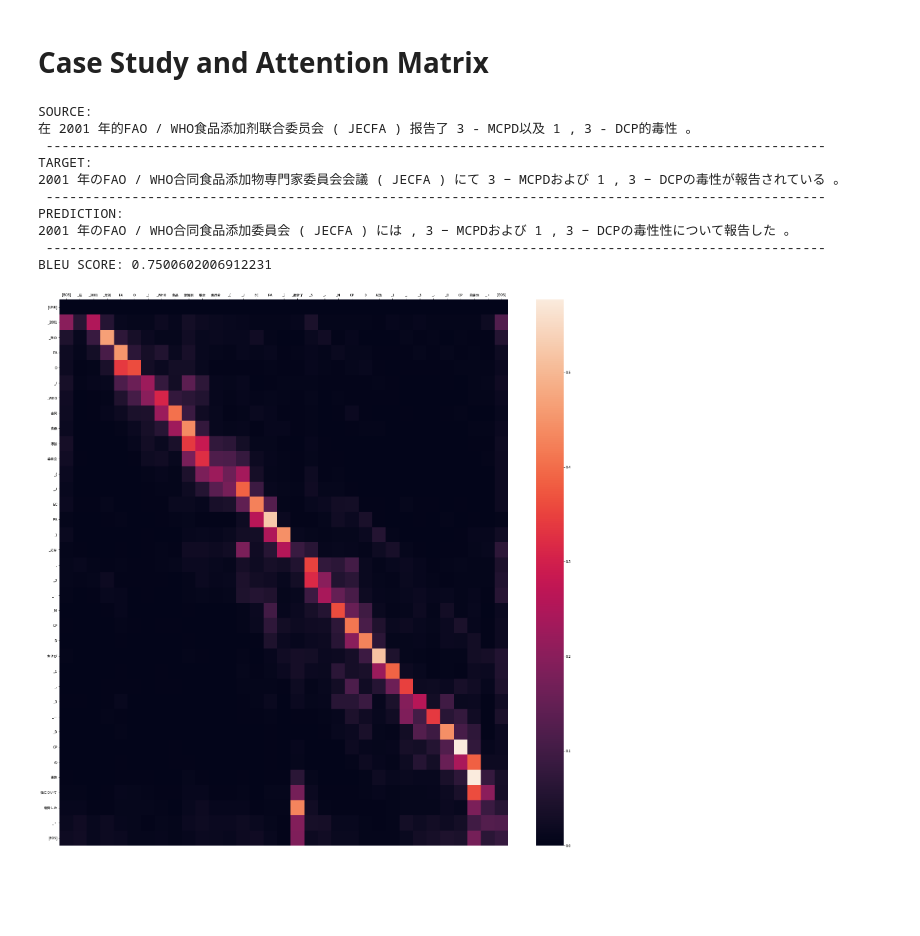
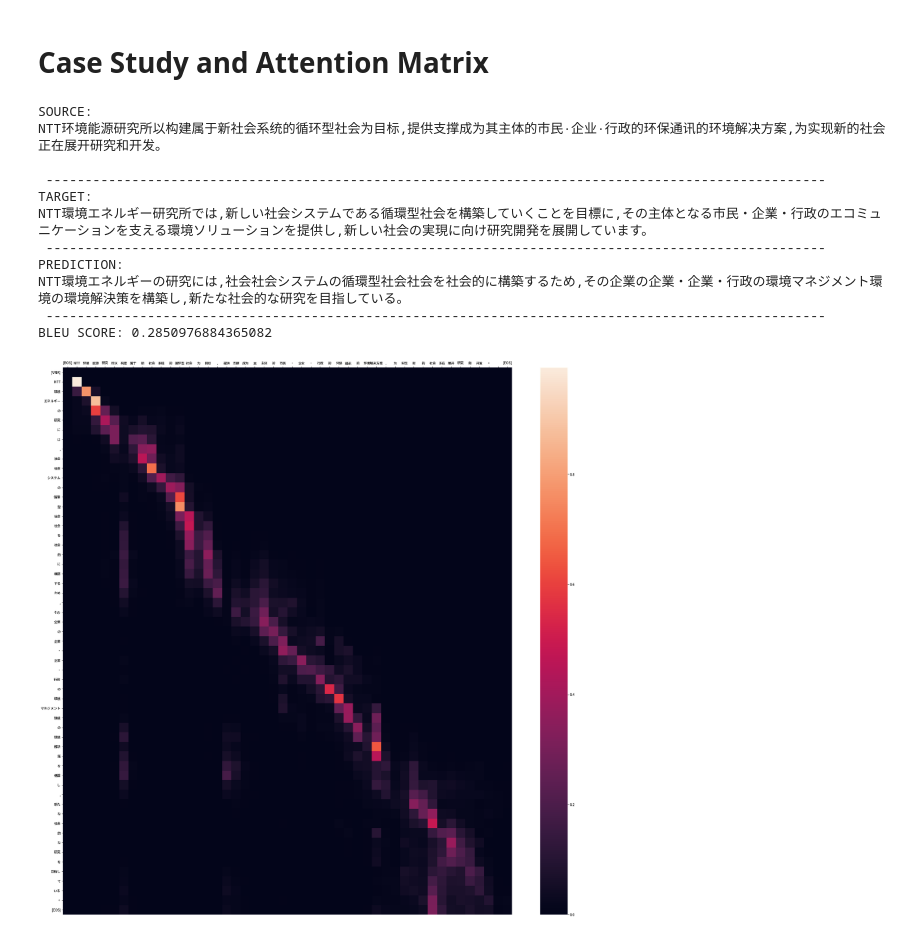
Before and after one commit to windsuzu/Joint-Semantic-Phonetic-Embedding, a Jupyter notebook: experiments/main/ch2jp/rnn_baseline.ipynb, the cells around one changed output. Drawn from its saved outputs; the diff is of its cells as text; code cells hidden in the pictures; blank space fills up the shorter version.

Commit message:
ch2jp all model setup

```diff
--- a/experiments/main/ch2jp/rnn_baseline.ipynb
+++ b/experiments/main/ch2jp/rnn_baseline.ipynb
@@ -885,7 +881,6 @@ wandb_logger = pl.loggers.WandbLogger()
 model = Seq2SeqModel(
     input_dim,
     output_dim,
-    dm.src_tokenizer,
     dm.trg_tokenizer,
     config,
 )
@@ -923,17 +918,18 @@ checkpoint = pl.callbacks.ModelCheckpoint(dirpath=ckpt_dir,  # path for saving c
                                           filename=f"{job_name[job]}-" + "{epoch}-{valid_loss:.3f}",
                                           monitor="valid_loss",
                                           mode="min",
-                                          save_top_k=3,
+                                          save_weights_only=True,
+                                          save_top_k=5,
                                          )
 # %%
 trainer = pl.Trainer(
-    fast_dev_run=True,
+    fast_dev_run=False,
     logger=wandb_logger,
     gpus=1,
-    max_epochs=5,
+    max_epochs=7,
     gradient_clip_val=1,
     precision=config["precision"],
     callbacks=[checkpoint],
-    # resume_from_checkpoint=ckpt_dir / "epoch=4-valid_loss=3.802.ckpt",
+#     resume_from_checkpoint=ckpt_dir / "rnn_baseline_sentencepiece_ch2jp-epoch=4-valid_loss=6.120.ckpt",
 )
 # %% [output]
@@ -948,0 +955,2 @@ trainer.fit(model, datamodule=dm)
+# %%
+model.load_state_dict(torch.load(ckpt_dir/"rnn_baseline_sentencepiece_ch2jp-epoch=4-valid_loss=6.338.ckpt")["state_dict"])
@@ -993,20 +1005,21 @@ def case_study(pred_token, src_token, trg_token, attn_matrix):
     ax = sns.heatmap(attn_matrix, xticklabels=src_token, yticklabels=pred_token)
     ax.xaxis.set_ticks_position('top')
 # %%
-i=13
+i=5
 case_study(model.test_outputs[i][0],
            model.test_outputs[i][2],
            model.test_outputs[i][3],
            model.test_outputs[i][1].cpu().numpy())
 # %% [output]
 SOURCE:
-在 2001 年的FAO / WHO食品添加剂联合委员会 ( JECFA ) 报告了 3 - MCPD以及 1 , 3 - DCP的毒性 。
+NTT环境能源研究所以构建属于新社会系统的循环型社会为目标,提供支撑成为其主体的市民·企业·行政的环保通讯的环境解决方案,为实现新的社会正在展开研究和开发。
+
  ----------------------------------------------------------------------------------------------------
 TARGET:
-2001 年のFAO / WHO合同食品添加物専門家委員会会議 ( JECFA ) にて 3 − MCPDおよび 1 , 3 − DCPの毒性が報告されている 。
+NTT環境エネルギー研究所では,新しい社会システムである循環型社会を構築していくことを目標に,その主体となる市民・企業・行政のエコミュニケーションを支える環境ソリューションを提供し,新しい社会の実現に向け研究開発を展開しています。
  ----------------------------------------------------------------------------------------------------
 PREDICTION:
-2001 年のFAO / WHO合同食品添加委員会 ( JECFA ) には , 3 − MCPDおよび 1 , 3 − DCPの毒性性について報告した 。
+NTT環境エネルギーの研究には,社会社会システムの循環型社会社会を社会的に構築するため,その企業の企業・企業・行政の環境マネジメント環境の環境解決策を構築し,新たな社会的な研究を目指している。
  ----------------------------------------------------------------------------------------------------
-BLEU SCORE: 0.7500602006912231
+BLEU SCORE: 0.2850976884365082
-[figure, old version]
+[figure, new version]
```
Also changed, not shown: parts of 15 cells of this notebook, 5 other files.
